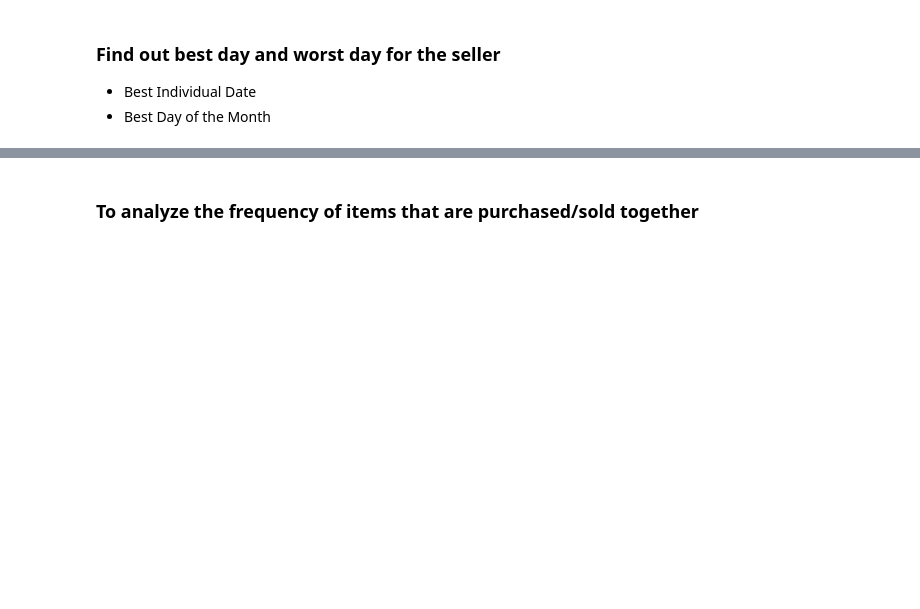
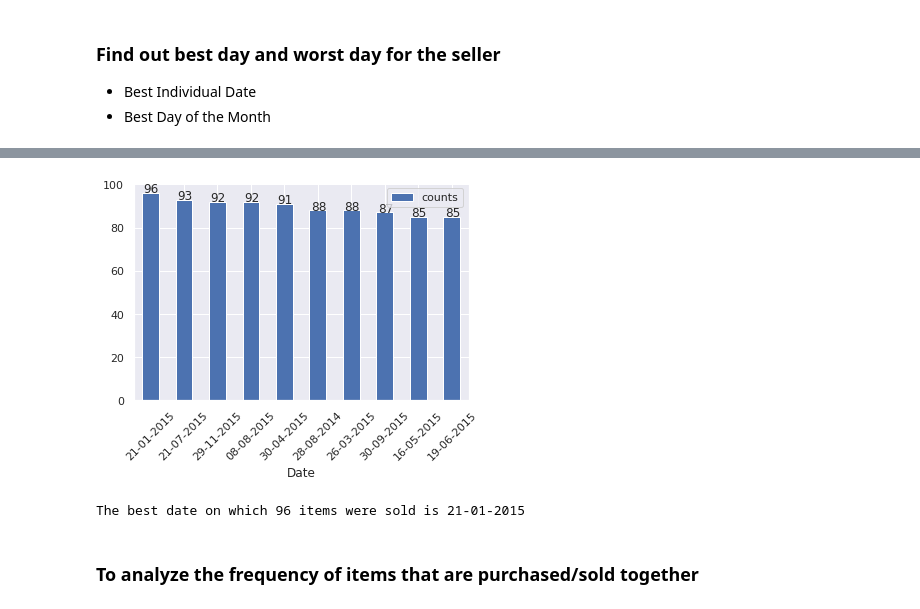
Before and after one commit to ayushxx7/pandas-course-project, a Jupyter notebook: Market_Association_Grocery_Dataset.ipynb, the cells around one changed output, grey strips where cells are left out. Saved outputs shown, nothing was run; the diff lists cells and outputs as text; code cells hidden in the pictures; blank space fills up the shorter version.

```diff
--- a/Market_Association_Grocery_Dataset.ipynb
+++ b/Market_Association_Grocery_Dataset.ipynb
@@ -245,3 +255,17 @@ Among the most loyal people, we found that Customer Number: 2665, made the most
+# %%
+ax = date_df.head(10).plot(kind='bar', x="Date", rot=45)
+x_offset = -0.2
+y_offset = 0.25
+for p in ax.patches:
+  b = p.get_bbox()
+  val = "{:d}".format(int(b.y1 + b.y0))
+  ax.annotate(val, ((b.x0 + b.x1)/2 + x_offset, b.y1 + y_offset))
+# %% [output]
+[figure, added]
+# %%
+print(f"The best date on which {date_df.iloc[0]['counts']} items were sold is {date_df.iloc[0]['Date']}")
+# %% [output]
+The best date on which 96 items were sold is 21-01-2015
 # %% [markdown]
 ### To analyze the frequency of items that are purchased/sold together
 # %% [markdown]
```
Also changed, not shown: parts of 2 cells of this notebook.
